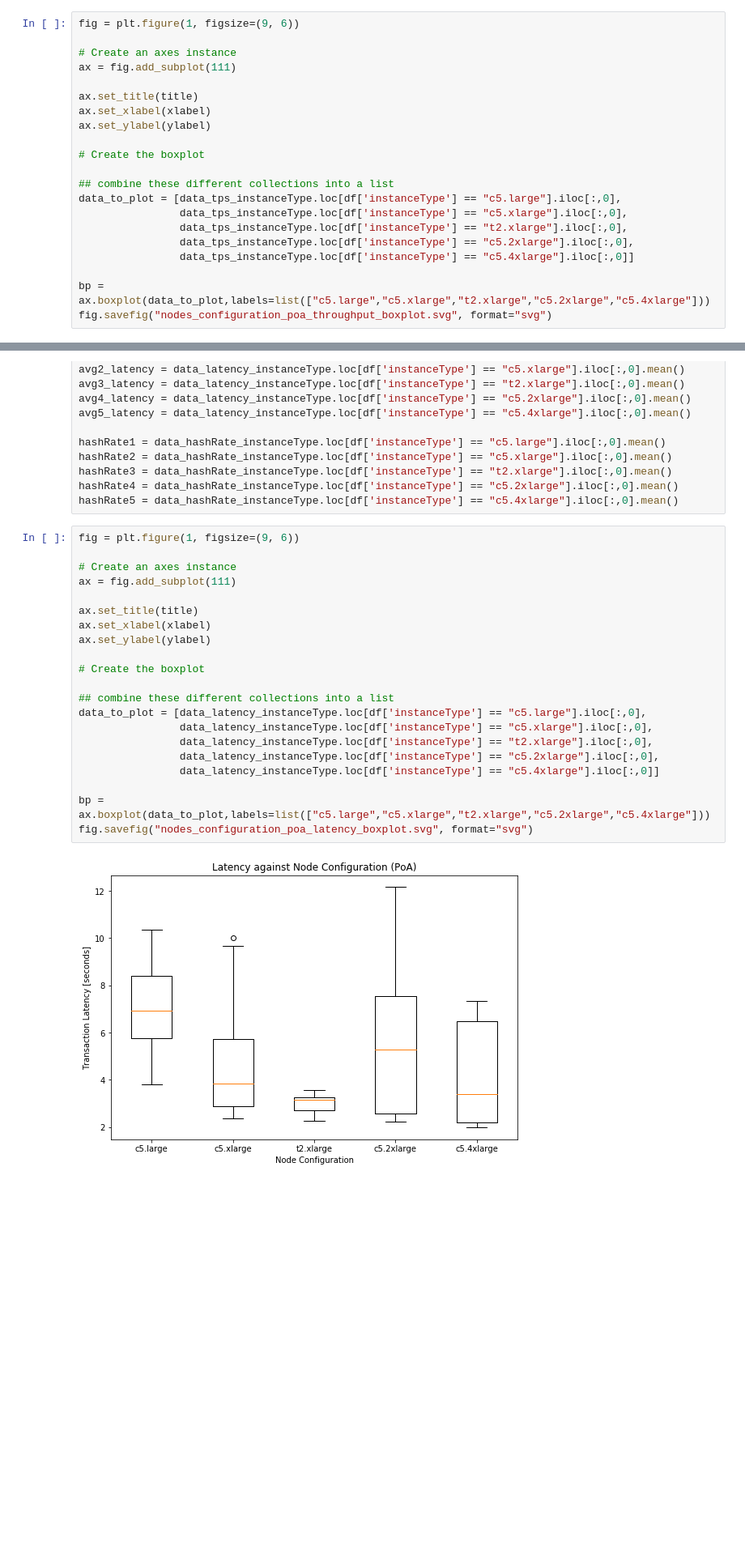
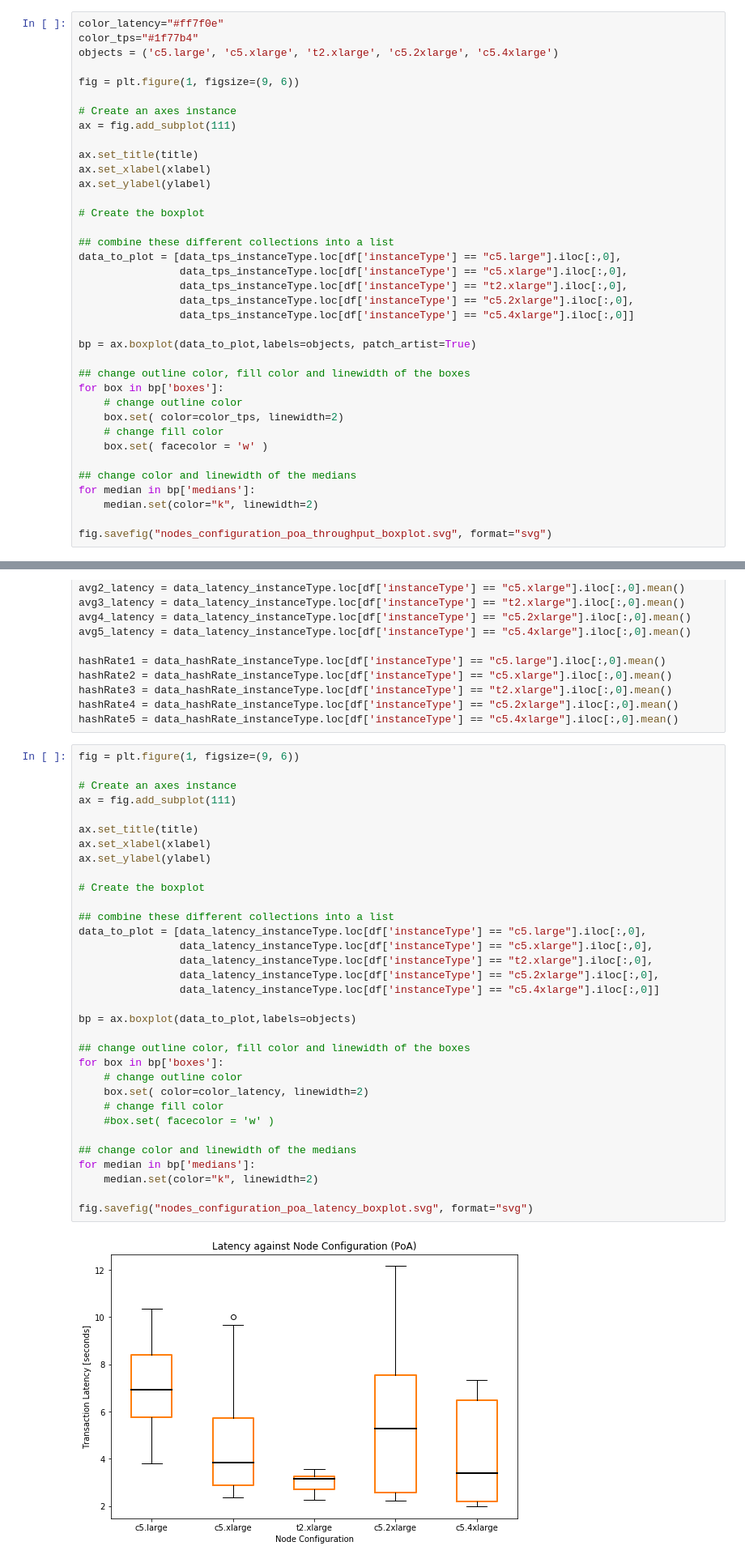
Before and after one commit to markusschaeffer/diploma-thesis, a Jupyter notebook: scripts/py/node_configuration_poa/node_configuration_poa.ipynb, the cells around one changed output, grey strips where cells are left out. Shown at 81% size. Drawn from its saved outputs; the diff is of its cells as text; blank space fills up the shorter version.

Commit message:
added different colors for tps and latency in all plots

```diff
--- a/scripts/py/node_configuration_poa/node_configuration_poa.ipynb
+++ b/scripts/py/node_configuration_poa/node_configuration_poa.ipynb
@@ -53,6 +53,10 @@ hashRate3 = data_hashRate_instanceType.loc[df['instanceType'] == "t2.xlarge"].il
 hashRate4 = data_hashRate_instanceType.loc[df['instanceType'] == "c5.2xlarge"].iloc[:,0].mean()
 hashRate5 = data_hashRate_instanceType.loc[df['instanceType'] == "c5.4xlarge"].iloc[:,0].mean()
 # %%
+color_latency="#ff7f0e"
+color_tps="#1f77b4"
+objects = ('c5.large', 'c5.xlarge', 't2.xlarge', 'c5.2xlarge', 'c5.4xlarge')
+
 fig = plt.figure(1, figsize=(9, 6))
 
 # Create an axes instance
@@ -71,6 +75,18 @@ data_to_plot = [data_tps_instanceType.loc[df['instanceType'] == "c5.large"].iloc
                 data_tps_instanceType.loc[df['instanceType'] == "c5.2xlarge"].iloc[:,0],
                 data_tps_instanceType.loc[df['instanceType'] == "c5.4xlarge"].iloc[:,0]]
 
-bp = ax.boxplot(data_to_plot,labels=list(["c5.large","c5.xlarge","t2.xlarge","c5.2xlarge","c5.4xlarge"]))
+bp = ax.boxplot(data_to_plot,labels=objects, patch_artist=True)
+
+## change outline color, fill color and linewidth of the boxes
+for box in bp['boxes']:
+    # change outline color
+    box.set( color=color_tps, linewidth=2)
+    # change fill color
+    box.set( facecolor = 'w' )
+
+## change color and linewidth of the medians
+for median in bp['medians']:
+    median.set(color="k", linewidth=2)
+
 fig.savefig("nodes_configuration_poa_throughput_boxplot.svg", format="svg")
 # %% [output]
@@ -115,24 +129,36 @@ hashRate5 = data_hashRate_instanceType.loc[df['instanceType'] == "c5.4xlarge"].i
 # %%
 fig = plt.figure(1, figsize=(9, 6))
 
 # Create an axes instance
 ax = fig.add_subplot(111)
 
 ax.set_title(title)
 ax.set_xlabel(xlabel)
 ax.set_ylabel(ylabel)
 
 # Create the boxplot
 
 ## combine these different collections into a list
 data_to_plot = [data_latency_instanceType.loc[df['instanceType'] == "c5.large"].iloc[:,0],
                 data_latency_instanceType.loc[df['instanceType'] == "c5.xlarge"].iloc[:,0],
                 data_latency_instanceType.loc[df['instanceType'] == "t2.xlarge"].iloc[:,0],
                 data_latency_instanceType.loc[df['instanceType'] == "c5.2xlarge"].iloc[:,0],
                 data_latency_instanceType.loc[df['instanceType'] == "c5.4xlarge"].iloc[:,0]]
 
-bp = ax.boxplot(data_to_plot,labels=list(["c5.large","c5.xlarge","t2.xlarge","c5.2xlarge","c5.4xlarge"]))
+bp = ax.boxplot(data_to_plot,labels=objects)
+
+## change outline color, fill color and linewidth of the boxes
+for box in bp['boxes']:
+    # change outline color
+    box.set( color=color_latency, linewidth=2)
+    # change fill color
+    #box.set( facecolor = 'w' )
+
+## change color and linewidth of the medians
+for median in bp['medians']:
+    median.set(color="k", linewidth=2)
+
 fig.savefig("nodes_configuration_poa_latency_boxplot.svg", format="svg")
 # %% [output]
-[figure, old version]
+[figure, new version]
 # %%
```
Also changed, not shown: parts of 5 cells of this notebook, 36 other files.
